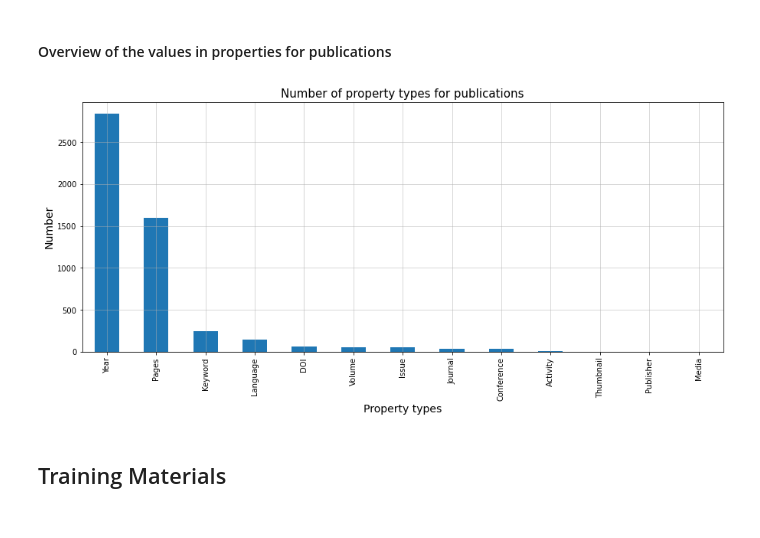
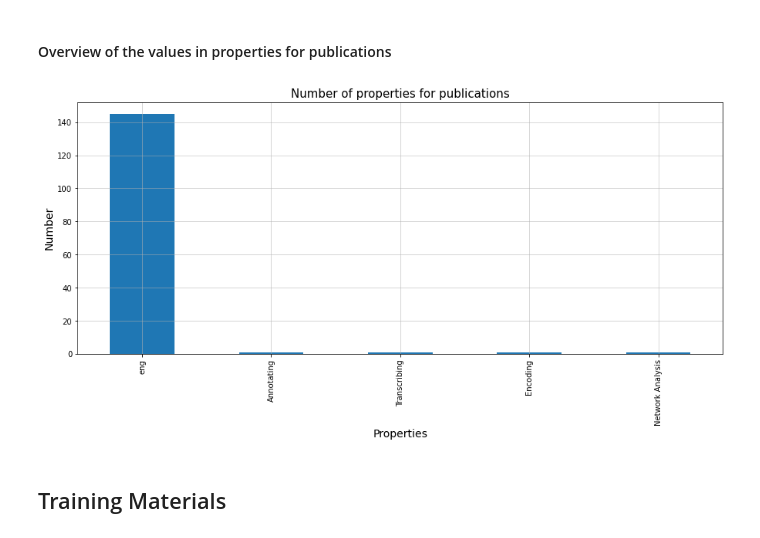
Before and after one commit to cesareconcordia/sshoc-resources, a Jupyter notebook: SSHOCCurationWS-Demo.ipynb, the cells around one changed output. Drawn from its saved outputs; the diff is of its cells as text; code cells hidden in the pictures.

```diff
--- a/SSHOCCurationWS-Demo.ipynb
+++ b/SSHOCCurationWS-Demo.ipynb
@@ -289,20 +343,20 @@ df_pub_all.index
 # %% [markdown]
 #### Overview of the values in properties for publications
 # %%
-df_prop__pub_data = pd.json_normalize(data=df_pub_all['publications'], record_path='properties', meta=['label'])
+df_prop__pub_data = pd.json_normalize(data=df_pub_all['publications'], record_path='properties', meta_prefix='ts_', meta=['label'])
 #df_prop__pub_data.tail()
 # %%
-df_temp_pub_type_label = df_prop__pub_data['type.label'].value_counts()
+df_temp_pub_type_label = df_prop__pub_data['concept.label'].value_counts()
 fig, ax = plt.subplots()
 df_temp_pub_type_label.plot(kind='bar', figsize=(15,6), x='licences', y='tools',)
 plt.grid(alpha=0.6)
 ax.yaxis.set_label_text("")
-ax.set_title("Number of property types for publications", fontsize=15)
-ax.set_xlabel('Property types', fontsize=14)
+ax.set_title("Number of properties for publications", fontsize=15)
+ax.set_xlabel('Properties', fontsize=14)
 ax.set_ylabel('Number', fontsize=14);
 plt.show()
 # %% [output]
-[figure, old version]
+[figure, new version]
 # %% [markdown]
 ## Training Materials
 # %%
```
Also changed, not shown: parts of 55 cells of this notebook.
